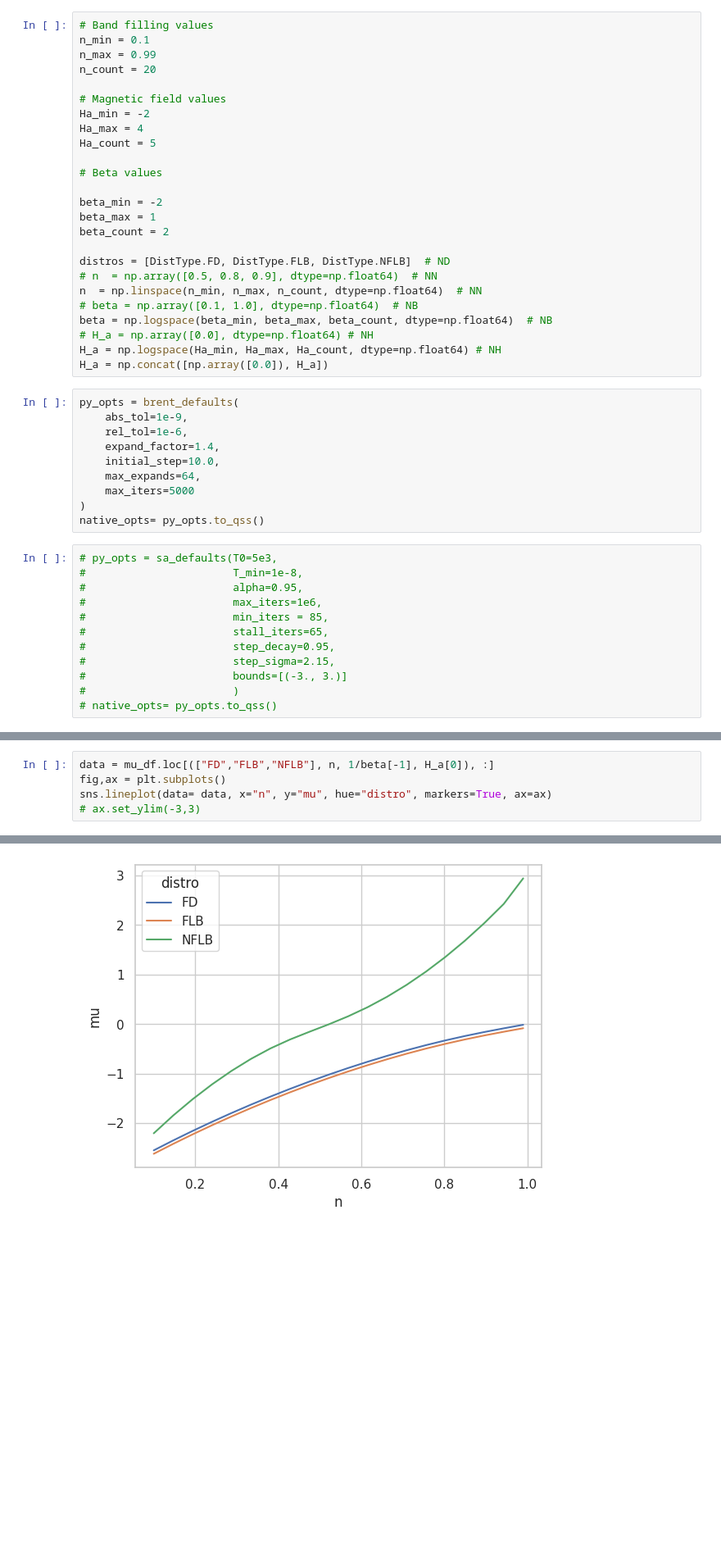
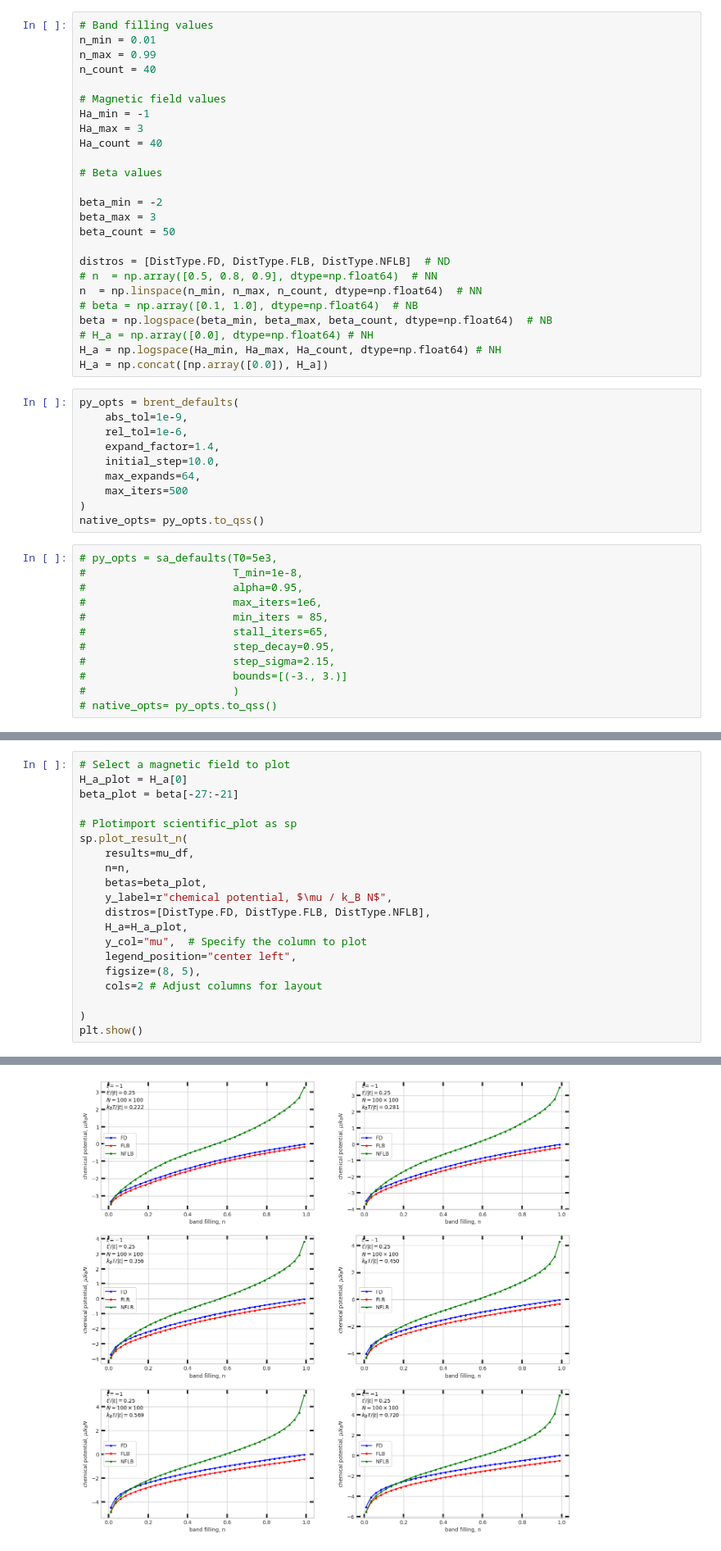
Before and after one commit to Mateuszzx/quantum-statistics-solver, a Jupyter notebook: notebooks/02_chemical_potential.ipynb, the cells around one changed output, grey strips where cells are left out. Shown at 82% size. Cells and saved outputs as stored; diff of their text form; blank space fills up the shorter version.

```diff
--- a/notebooks/02_chemical_potential.ipynb
+++ b/notebooks/02_chemical_potential.ipynb
@@ -19,20 +22,20 @@ ky = np.linspace(-np.pi, np.pi, N, endpoint=False)
 e_k, _, _ = prepare_2D_lattice_data(kx, ky, t, t_prim)
 # %%
 # Band filling values
-n_min = 0.1
+n_min = 0.01
 n_max = 0.99
-n_count = 20
+n_count = 40
 
 # Magnetic field values
-Ha_min = -2
-Ha_max = 4
-Ha_count = 5
+Ha_min = -1
+Ha_max = 3
+Ha_count = 40
 
 # Beta values
 
 beta_min = -2
-beta_max = 1
-beta_count = 2
+beta_max = 3
+beta_count = 50
 
 distros = [DistType.FD, DistType.FLB, DistType.NFLB]  # ND
 # n  = np.array([0.5, 0.8, 0.9], dtype=np.float64)  # NN
@@ -49,7 +52,7 @@ py_opts = brent_defaults(
     expand_factor=1.4,
     initial_step=10.0,
     max_expands=64,
-    max_iters=5000
+    max_iters=500
 )
 native_opts= py_opts.to_qss()
 # %%
@@ -97,6 +112,21 @@ mu_df
 # %%
-data = mu_df.loc[(["FD","FLB","NFLB"], n, 1/beta[-1], H_a[0]), :]
-fig,ax = plt.subplots()
-sns.lineplot(data= data, x="n", y="mu", hue="distro", markers=True, ax=ax)
-# ax.set_ylim(-3,3)
+# Select a magnetic field to plot
+H_a_plot = H_a[0]
+beta_plot = beta[-27:-21]
+
+# Plotimport scientific_plot as sp
+sp.plot_result_n(
+    results=mu_df,
+    n=n,
+    betas=beta_plot,
+    y_label=r"chemical potential, $\mu / k_B N$",
+    distros=[DistType.FD, DistType.FLB, DistType.NFLB],
+    H_a=H_a_plot,
+    y_col="mu",  # Specify the column to plot
+    legend_position="center left",
+    figsize=(8, 5),
+    cols=2 # Adjust columns for layout
+
+)
+plt.show()
 # %% [output]
@@ -104,2 +133,2 @@ sns.lineplot(data= data, x="n", y="mu", hue="distro", markers=True, ax=ax)
-[figure, old version]
+[figure, new version]
 # %%
```
Also changed, not shown: parts of 6 cells of this notebook, 6 other files.
